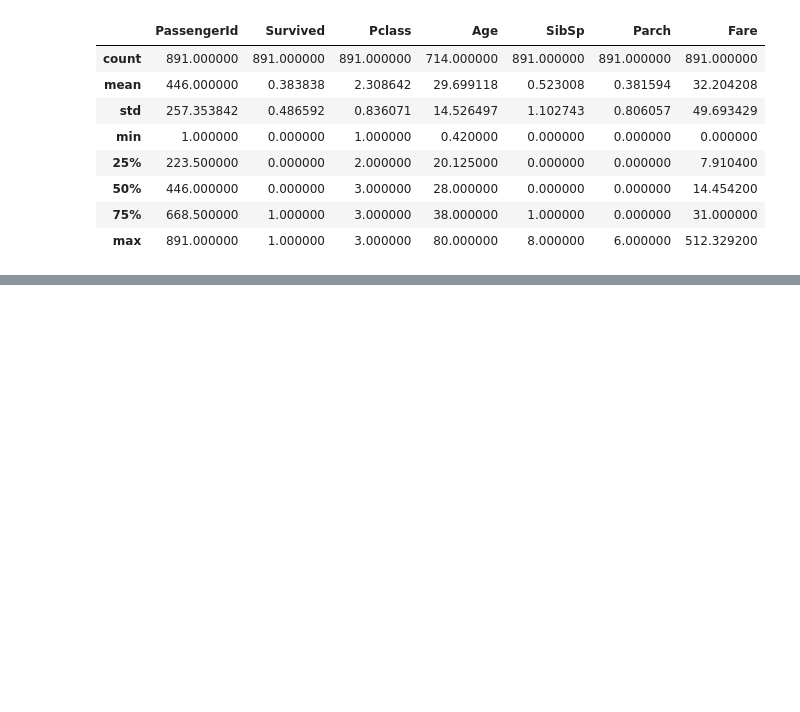
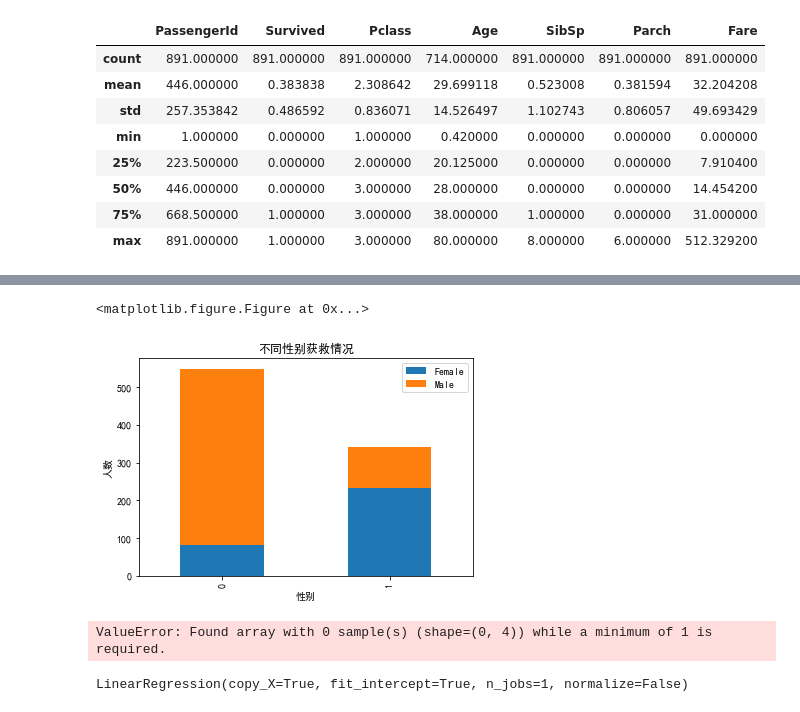
Before and after one commit to TengHuo/CodeStudy, a Jupyter notebook: Udacity/Intro_Data_Analysis/Final/final_project.ipynb, the cells around one changed output, grey strips where cells are left out. Drawn from its saved outputs; the diff is of its cells as text; code cells hidden in the pictures; blank space fills up the shorter version.

```diff
--- a/Udacity/Intro_Data_Analysis/Final/final_project.ipynb
+++ b/Udacity/Intro_Data_Analysis/Final/final_project.ipynb
@@ -101,0 +120,74 @@ plt.show()
+# %%
+# 不同性别获救情况
+
+fig = plt.figure()
+fig.set(alpha=0.2)
+
+Survived_m = data_train.Survived[data_train.Sex == 'male'].value_counts()
+Survived_f = data_train.Survived[data_train.Sex == 'female'].value_counts()
+df = pd.DataFrame({u'Male':Survived_m, u'Female': Survived_f})
+df.plot(kind='bar', stacked=True)
+plt.title(u"不同性别获救情况")
+plt.xlabel(u"性别")
+plt.ylabel(u"人数")
+plt.show()
+# %% [output]
+<matplotlib.figure.Figure at 0x...>
+[figure, added]
+# %%
+from sklearn.ensemble import RandomForestRegressor
+
+### 使用 RandomForestClassifier 填补缺失的年龄属性
+def set_missing_ages(df):
+
+    # 把已有的数值型特征取出来丢进Random Forest Regressor中
+    age_df = df[['Age','Fare', 'Parch', 'SibSp', 'Pclass']]
+
+    # 乘客分成已知年龄和未知年龄两部分
+    known_age = age_df[age_df.Age.notnull()].as_matrix()
+    unknown_age = age_df[age_df.Age.isnull()].as_matrix()
+
+    # y即目标年龄
+    y = known_age[:, 0]
+
+    # X即特征属性值
+    X = known_age[:, 1:]
+
+    # fit到RandomForestRegressor之中
+    rfr = RandomForestRegressor(random_state=0, n_estimators=2000, n_jobs=-1)
+    rfr.fit(X, y)
+
+    # 用得到的模型进行未知年龄结果预测
+    predictedAges = rfr.predict(unknown_age[:, 1::])
+
+    # 用得到的预测结果填补原缺失数据
+    df.loc[ (df.Age.isnull()), 'Age' ] = predictedAges
+
+    return df, rfr
+
+data_train, rfr = set_missing_ages(data_train)
+data_train.head()
+# %% [output]
+ValueError: Found array with 0 sample(s) (shape=(0, 4)) while a minimum of 1 is required.
+# %%
+from sklearn import preprocessing
+
+df = data_train
+
+age_scaled = preprocessing.scale(df['Age'])
+fare_scaled = preprocessing.scale(df['Fare'])
+# age_scale_param = scaler.fit(df['Age'])
+# df['Age_scaled'] = scaler.fit_transform(df['Age'], age_scale_param)
+X = pd.DataFrame({u'Age': age_scaled, u'Fare': fare_scaled})
+
+from sklearn import linear_model
+
+y = data_train.Survived
+
+# Create linear regression object
+regr = linear_model.LinearRegression()
+
+# Train the model using the training sets
+regr.fit(X, y)
+# %% [output]
+LinearRegression(copy_X=True, fit_intercept=True, n_jobs=1, normalize=False)
```
Also changed, not shown: parts of 3 cells of this notebook, 6 other files.
